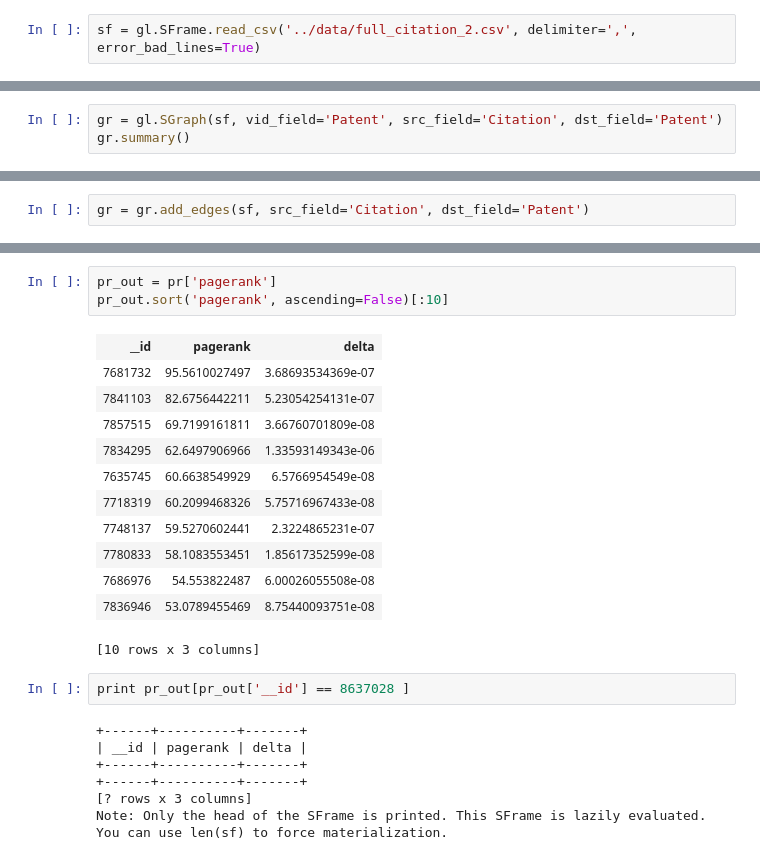
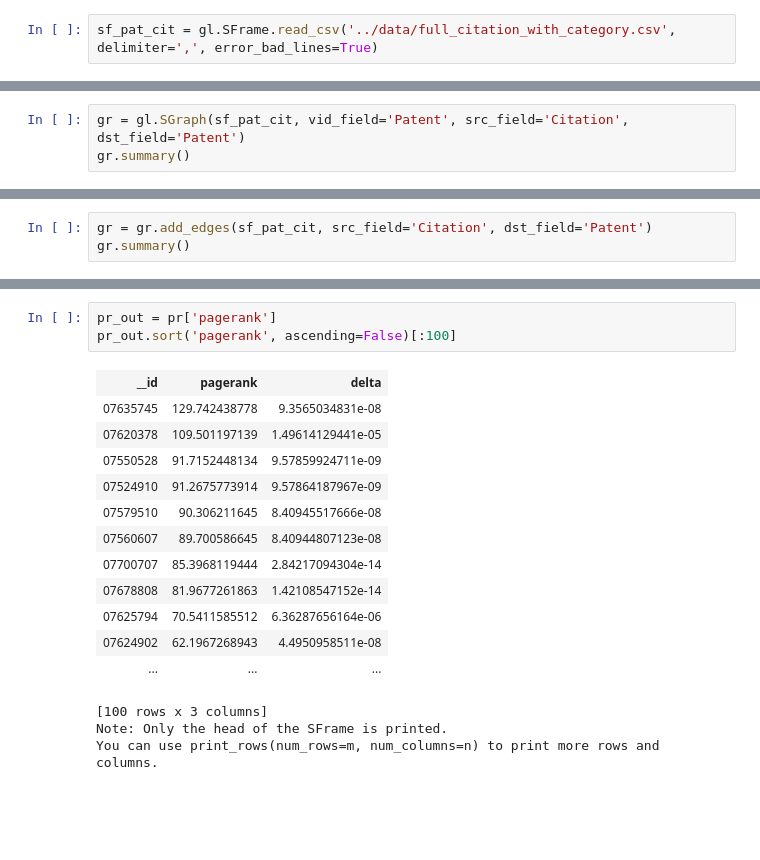
Before and after one commit to youngstone/Hunting4Patents, a Jupyter notebook: code/notebook_9_calculate_pagerank_by_year.ipynb, the cells around one changed output, grey strips where cells are left out. Saved outputs shown, nothing was run; the diff lists cells and outputs as text; blank space fills up the shorter version.

Commit message:
add citation category

```diff
--- a/code/notebook_9_calculate_pagerank_by_year.ipynb
+++ b/code/notebook_9_calculate_pagerank_by_year.ipynb
@@ -17,3 +14,3 @@ gl.canvas.set_target('ipynb')
 # %%
-sf = gl.SFrame.read_csv('../data/full_citation_2.csv', delimiter=',', error_bad_lines=True)
+sf_pat_cit = gl.SFrame.read_csv('../data/full_citation_with_category.csv', delimiter=',', error_bad_lines=True)
 # %% [output]
@@ -72,6 +102,6 @@ sf.groupby('Citation', gl.aggregate.COUNT).sort('Count', ascending=False)
 Note: Only the head of the SFrame is printed.
 You can use print_rows(num_rows=m, num_columns=n) to print more rows and columns.
 # %%
-gr = gl.SGraph(sf, vid_field='Patent', src_field='Citation', dst_field='Patent')
+gr = gl.SGraph(sf_pat_cit, vid_field='Patent', src_field='Citation', dst_field='Patent')
 gr.summary()
 # %% [output]
@@ -79,2 +109,3 @@ gr.summary()
 # %%
-gr = gr.add_edges(sf, src_field='Citation', dst_field='Patent')
+gr = gr.add_edges(sf_pat_cit, src_field='Citation', dst_field='Patent')
+gr.summary()
@@ -121,26 +130,19 @@ You can use print_rows(num_rows=m, num_columns=n) to print more rows and columns
 # %%
 pr_out = pr['pagerank']
-pr_out.sort('pagerank', ascending=False)[:10]
+pr_out.sort('pagerank', ascending=False)[:100]
 # %% [output]
 | __id | pagerank | delta |
-| 7681732 | 95.5610027497 | 3.68693534369e-07 |
-| 7841103 | 82.6756442211 | 5.23054254131e-07 |
-| 7857515 | 69.7199161811 | 3.66760701809e-08 |
-| 7834295 | 62.6497906966 | 1.33593149343e-06 |
-| 7635745 | 60.6638549929 | 6.5766954549e-08 |
-| 7718319 | 60.2099468326 | 5.75716967433e-08 |
-| 7748137 | 59.5270602441 | 2.3224865231e-07 |
-| 7780833 | 58.1083553451 | 1.85617352599e-08 |
-| 7686976 | 54.553822487 | 6.00026055508e-08 |
-| 7836946 | 53.0789455469 | 8.75440093751e-08 |
+| 07635745 | 129.742438778 | 9.3565034831e-08 |
+| 07620378 | 109.501197139 | 1.49614129441e-05 |
+| 07550528 | 91.7152448134 | 9.57859924711e-09 |
+| 07524910 | 91.2675773914 | 9.57864187967e-09 |
+| 07579510 | 90.306211645 | 8.40945517666e-08 |
+| 07560607 | 89.700586645 | 8.40944807123e-08 |
+| 07700707 | 85.3968119444 | 2.84217094304e-14 |
+| 07678808 | 81.9677261863 | 1.42108547152e-14 |
+| 07625794 | 70.5411585512 | 6.36287656164e-06 |
+| 07624902 | 62.1967268943 | 4.4950958511e-08 |
+| ... | ... | ... |
-[10 rows x 3 columns]
+[100 rows x 3 columns]
+Note: Only the head of the SFrame is printed.
+You can use print_rows(num_rows=m, num_columns=n) to print more rows and columns.
-# %%
-print pr_out[pr_out['__id'] == 8637028 ]
-# %% [output]
-+------+----------+-------+
-| __id | pagerank | delta |
-+------+----------+-------+
-+------+----------+-------+
-[? rows x 3 columns]
-Note: Only the head of the SFrame is printed. This SFrame is lazily evaluated.
-You can use len(sf) to force materialization.
```
Also changed, not shown: parts of 44 cells of this notebook, 2 other files.
